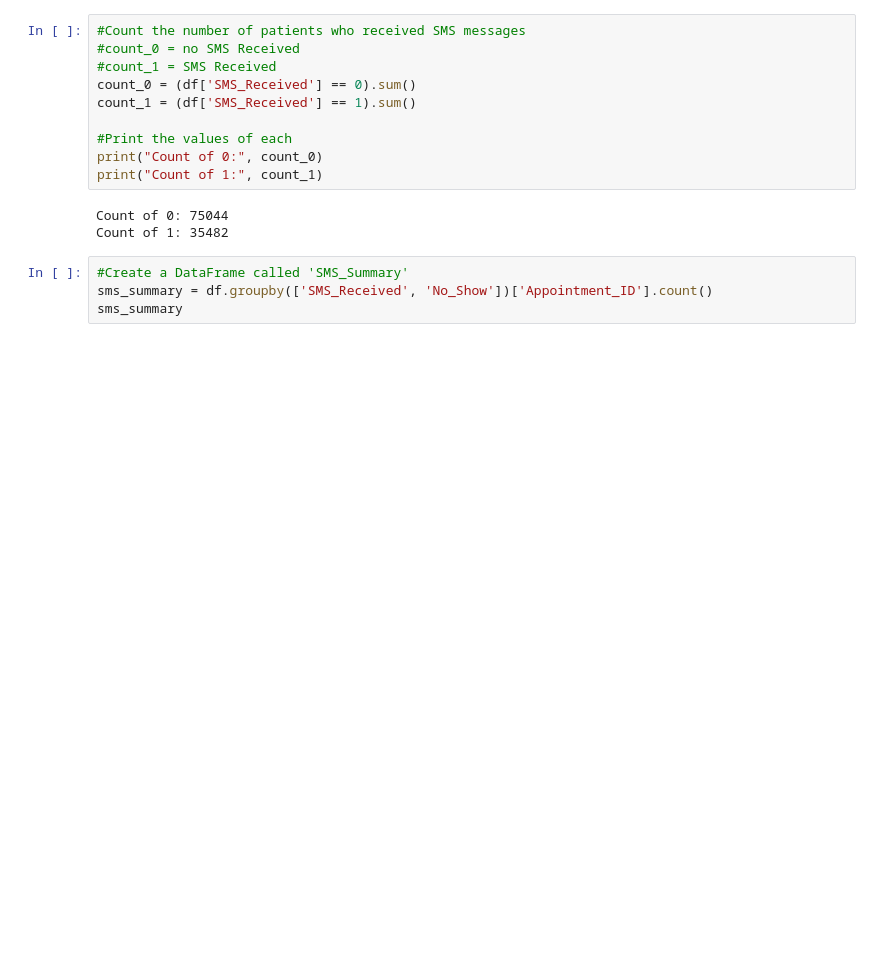
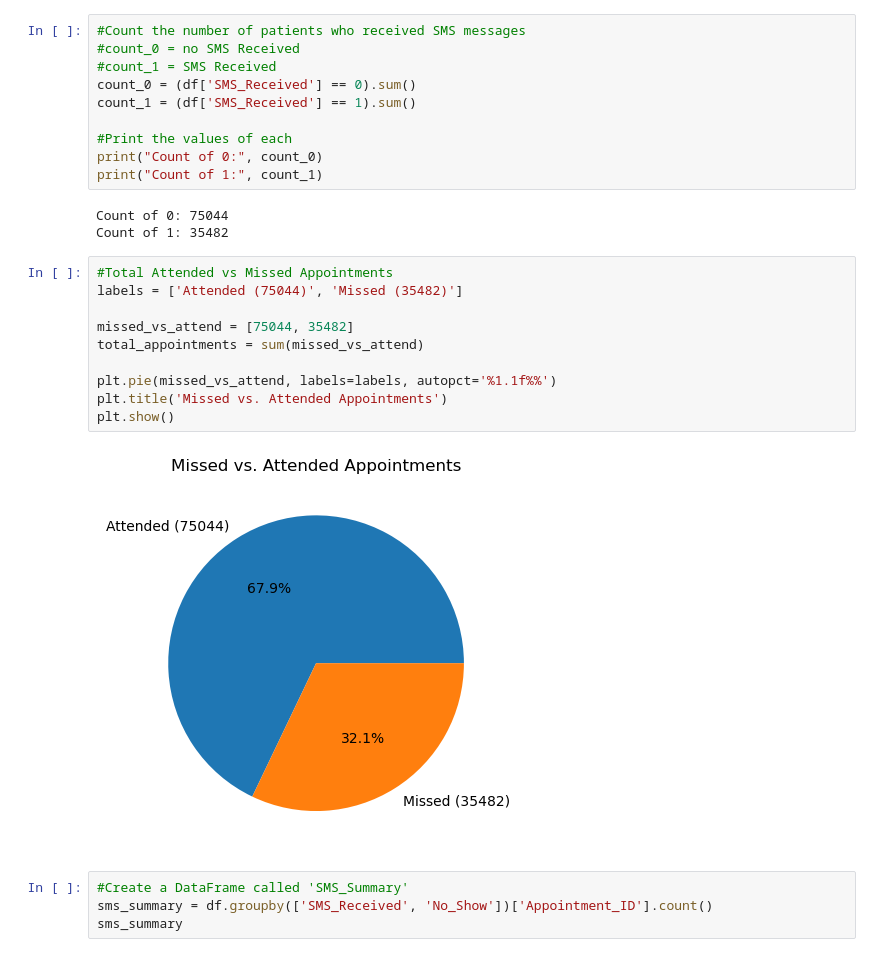
Before and after one commit to Omeagon/Project1, a Jupyter notebook: SMS.ipynb, the cells around one changed output. Drawn from its saved outputs; the diff is of its cells as text; blank space fills up the shorter version.

```diff
--- a/SMS.ipynb
+++ b/SMS.ipynb
@@ -51,6 +51,18 @@ print("Count of 1:", count_1)
 # %% [output]
 Count of 0: 75044
 Count of 1: 35482
+# %%
+#Total Attended vs Missed Appointments
+labels = ['Attended (75044)', 'Missed (35482)']
+
+missed_vs_attend = [75044, 35482]
+total_appointments = sum(missed_vs_attend)
+
+plt.pie(missed_vs_attend, labels=labels, autopct='%1.1f%%')
+plt.title('Missed vs. Attended Appointments')
+plt.show()
+# %% [output]
+[figure, added]
 # %%
 #Create a DataFrame called 'SMS_Summary'
 sms_summary = df.groupby(['SMS_Received', 'No_Show'])['Appointment_ID'].count()
```
Also changed, not shown: parts of 7 cells of this notebook.
